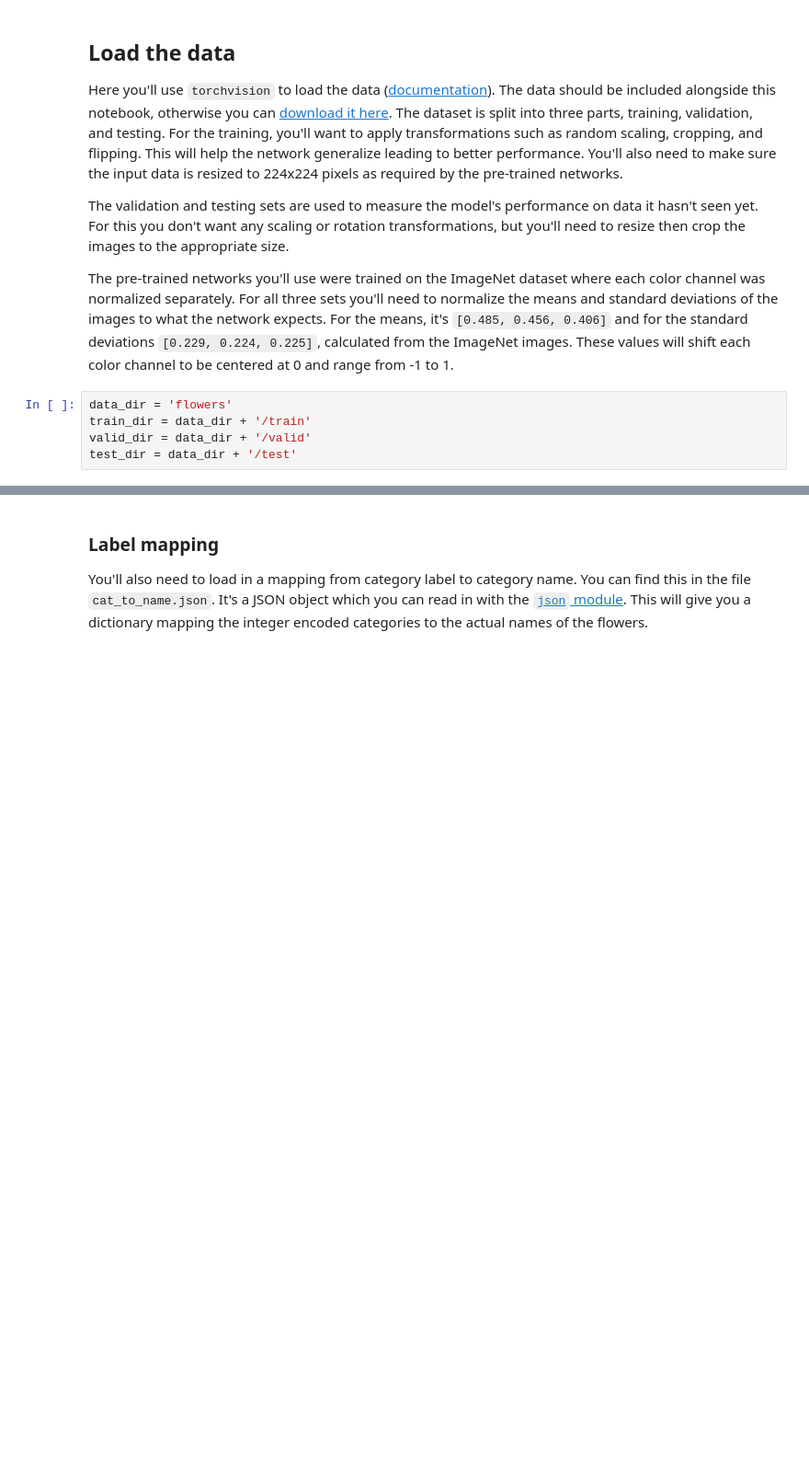
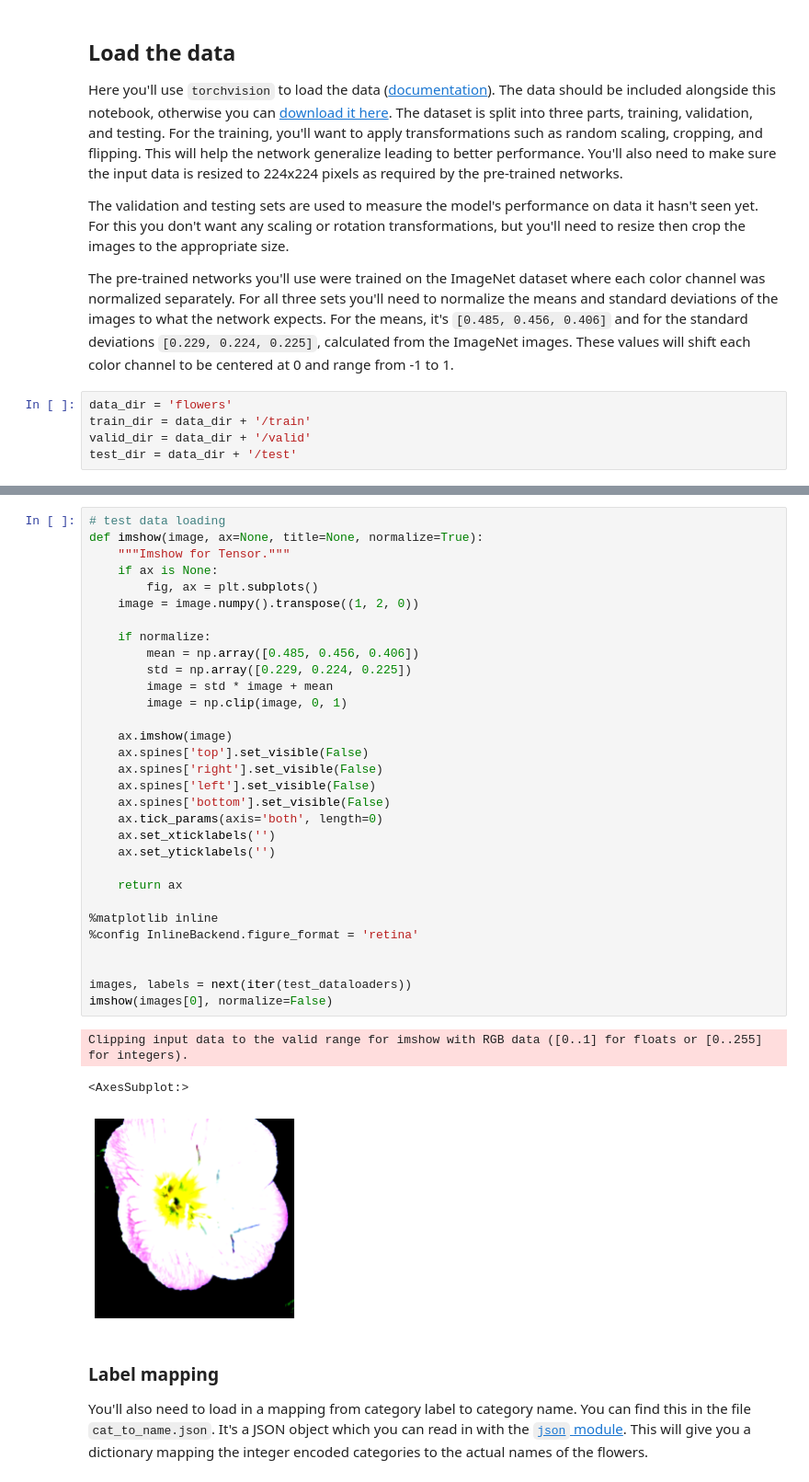
Before and after one commit to rbraeunlich/aipnd-project-lfs, a Jupyter notebook: Image Classifier Project.ipynb, the cells around one changed output, grey strips where cells are left out. Shown at 92% size. Drawn from its saved outputs; the diff is of its cells as text; blank space fills up the shorter version.

```diff
--- a/Image Classifier Project.ipynb
+++ b/Image Classifier Project.ipynb
@@ -52,3 +66,38 @@ dataloaders =
+# %%
+# test data loading
+def imshow(image, ax=None, title=None, normalize=True):
+    """Imshow for Tensor."""
+    if ax is None:
+        fig, ax = plt.subplots()
+    image = image.numpy().transpose((1, 2, 0))
+
+    if normalize:
+        mean = np.array([0.485, 0.456, 0.406])
+        std = np.array([0.229, 0.224, 0.225])
+        image = std * image + mean
+        image = np.clip(image, 0, 1)
+
+    ax.imshow(image)
+    ax.spines['top'].set_visible(False)
+    ax.spines['right'].set_visible(False)
+    ax.spines['left'].set_visible(False)
+    ax.spines['bottom'].set_visible(False)
+    ax.tick_params(axis='both', length=0)
+    ax.set_xticklabels('')
+    ax.set_yticklabels('')
+
+    return ax
+
+%matplotlib inline
+%config InlineBackend.figure_format = 'retina'
+
+
+images, labels = next(iter(test_dataloaders))
+imshow(images[0], normalize=False)
+# %% [output]
+Clipping input data to the valid range for imshow with RGB data ([0..1] for floats or [0..255] for integers).
+<AxesSubplot:>
+[figure, added]
 # %% [markdown]
 ### Label mapping
 
```
Also changed, not shown: parts of 3 cells of this notebook, 1 other file.
